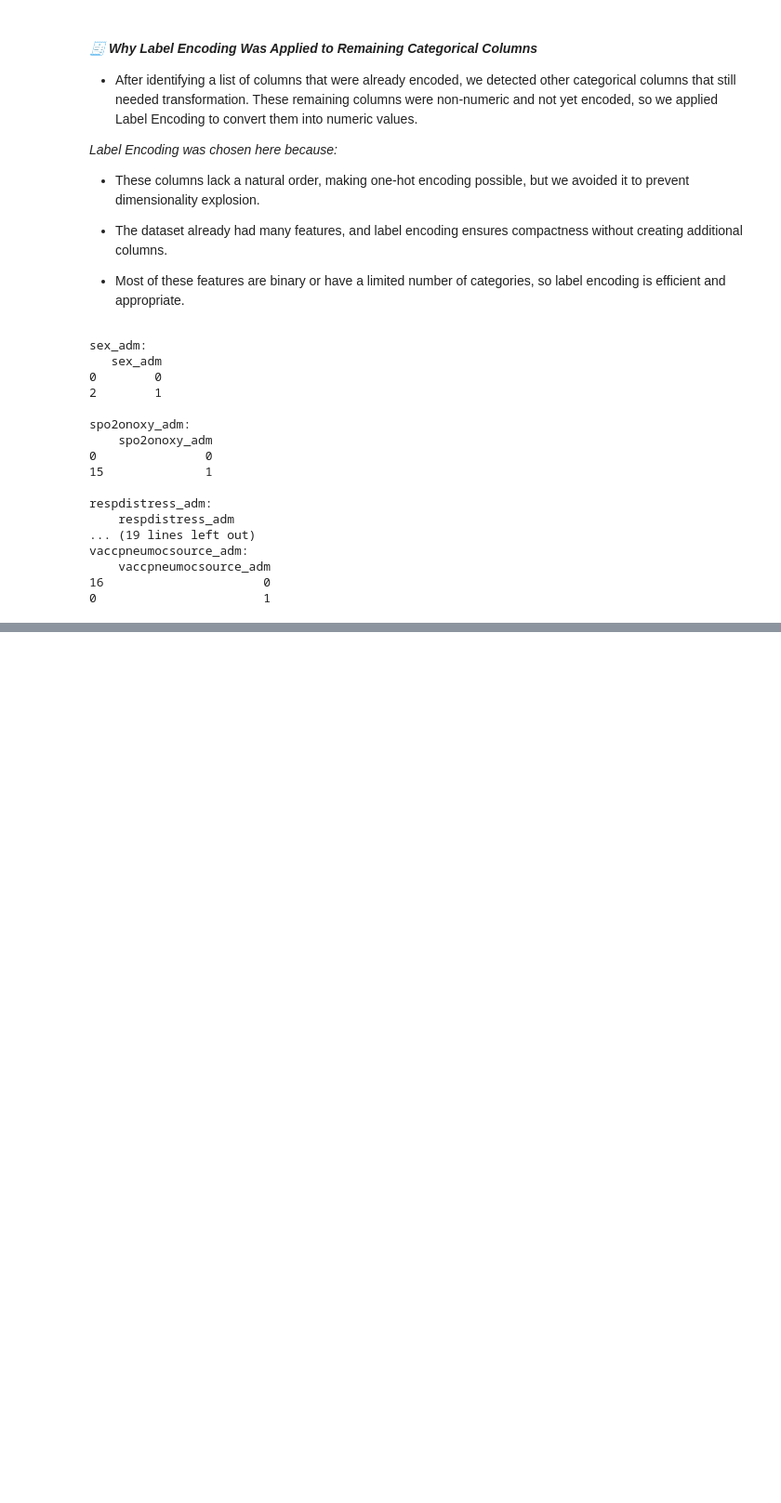
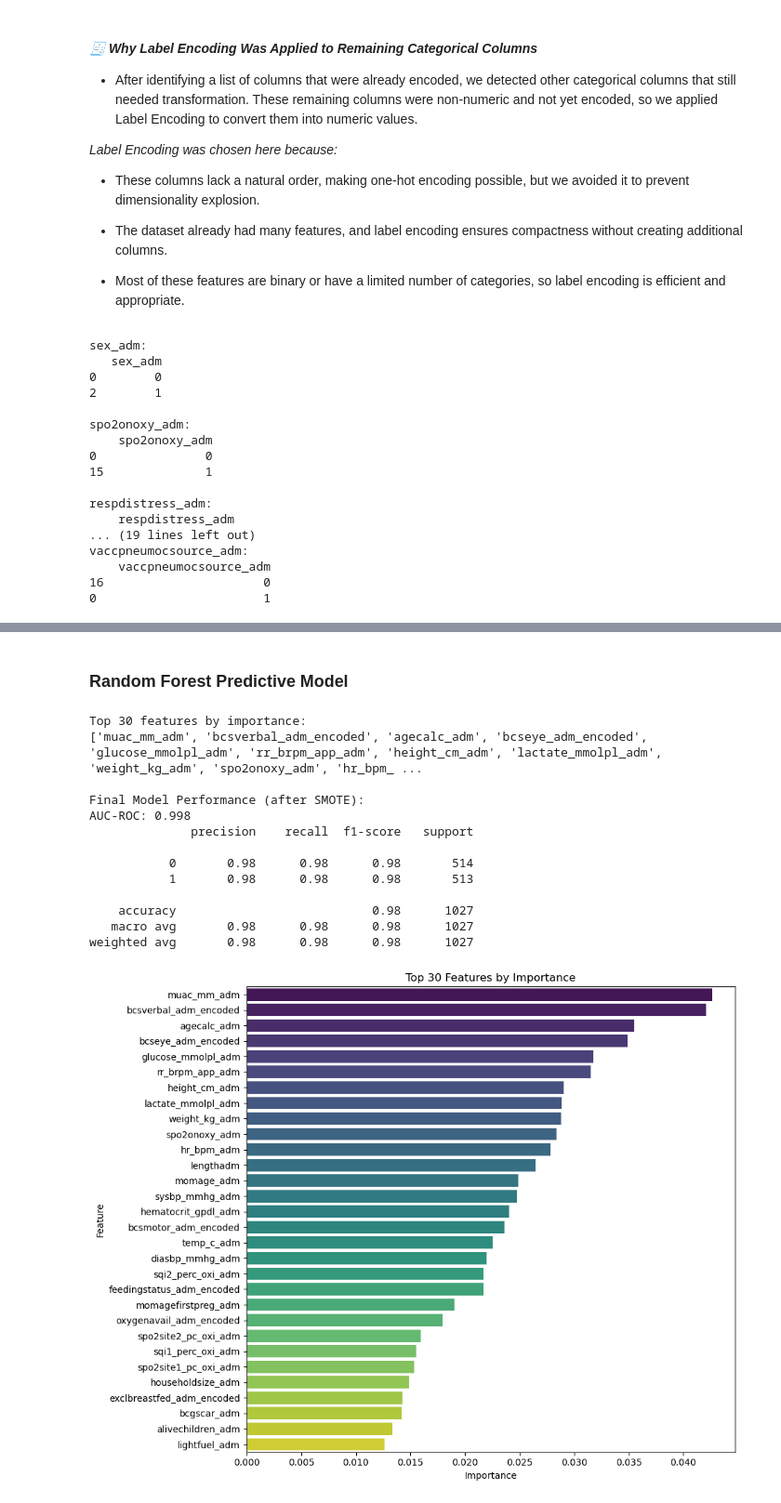
Before and after one commit to HermelaDev/Pediatric_Sepsis_Related_Death_Prediction, a Jupyter notebook: Pediatric_Sepsis.ipynb, the cells around one changed output, grey strips where cells are left out. Shown at 93% size. Saved outputs shown, nothing was run; the diff lists cells and outputs as text; code cells hidden in the pictures; blank space fills up the shorter version.

```diff
--- a/Pediatric_Sepsis.ipynb
+++ b/Pediatric_Sepsis.ipynb
@@ -1530,0 +1720,79 @@ vaccpneumocsource_adm:
+# %% [markdown]
+### Random Forest Predictive Model
+# %%
+#sepsis_df.drop('studyid_adm', axis=1, inplace=True)
+
+# 1. Define features and target
+X = sepsis_df.drop(columns=['inhospital_mortality'])
+y = sepsis_df['inhospital_mortality']
+
+# 2. Initial RF to rank features
+rf_initial = RandomForestClassifier(
+    n_estimators=200,
+    class_weight='balanced',
+    random_state=42
+)
+rf_initial.fit(X, y)
+
+# 3. Top 30 features
+importance_df = pd.DataFrame({
+    'Feature': X.columns,
+    'Importance': rf_initial.feature_importances_
+}).sort_values('Importance', ascending=False)
+
+top_30_features = importance_df.head(30)['Feature'].tolist()
+print("Top 30 features by importance:")
+print(top_30_features)
+
+X_top = X[top_30_features]
+
+# 4. Apply SMOTE to handle class imbalance
+sm = SMOTE(random_state=42)
+X_resampled, y_resampled = sm.fit_resample(X_top, y)
+
+# 5. Train-test split (after resampling)
+X_train, X_test, y_train, y_test = train_test_split(
+    X_resampled, y_resampled, test_size=0.2, random_state=42, stratify=y_resampled
+)
+
+# 6. Train optimized RF
+rf_final = RandomForestClassifier(
+    n_estimators=200,
+    max_depth=10,
+    min_samples_split=5,
+    class_weight='balanced',
+    random_state=42
+)
+rf_final.fit(X_train, y_train)
+
+# 7. Evaluate
+y_pred = rf_final.predict(X_test)
+y_proba = rf_final.predict_proba(X_test)[:, 1]
+
+print("\nFinal Model Performance (after SMOTE):")
+print(f"AUC-ROC: {roc_auc_score(y_test, y_proba):.3f}")
+print(classification_report(y_test, y_pred))
+
+# 8. Visualize Feature Importance
+plt.figure(figsize=(10, 8))
+sns.barplot(x='Importance', y='Feature',
+            data=importance_df.head(30),
+            palette='viridis')
+plt.title('Top 30 Features by Importance')
+plt.tight_layout()
+plt.show()
+# %% [output]
+Top 30 features by importance:
+['muac_mm_adm', 'bcsverbal_adm_encoded', 'agecalc_adm', 'bcseye_adm_encoded', 'glucose_mmolpl_adm', 'rr_brpm_app_adm', 'height_cm_adm', 'lactate_mmolpl_adm', 'weight_kg_adm', 'spo2onoxy_adm', 'hr_bpm_ ...
+
+Final Model Performance (after SMOTE):
+AUC-ROC: 0.998
+              precision    recall  f1-score   support
+
+           0       0.98      0.98      0.98       514
+           1       0.98      0.98      0.98       513
+
+    accuracy                           0.98      1027
+   macro avg       0.98      0.98      0.98      1027
+weighted avg       0.98      0.98      0.98      1027
+[figure, added]
```
Also changed, not shown: parts of 19 cells of this notebook, 3 other files.
